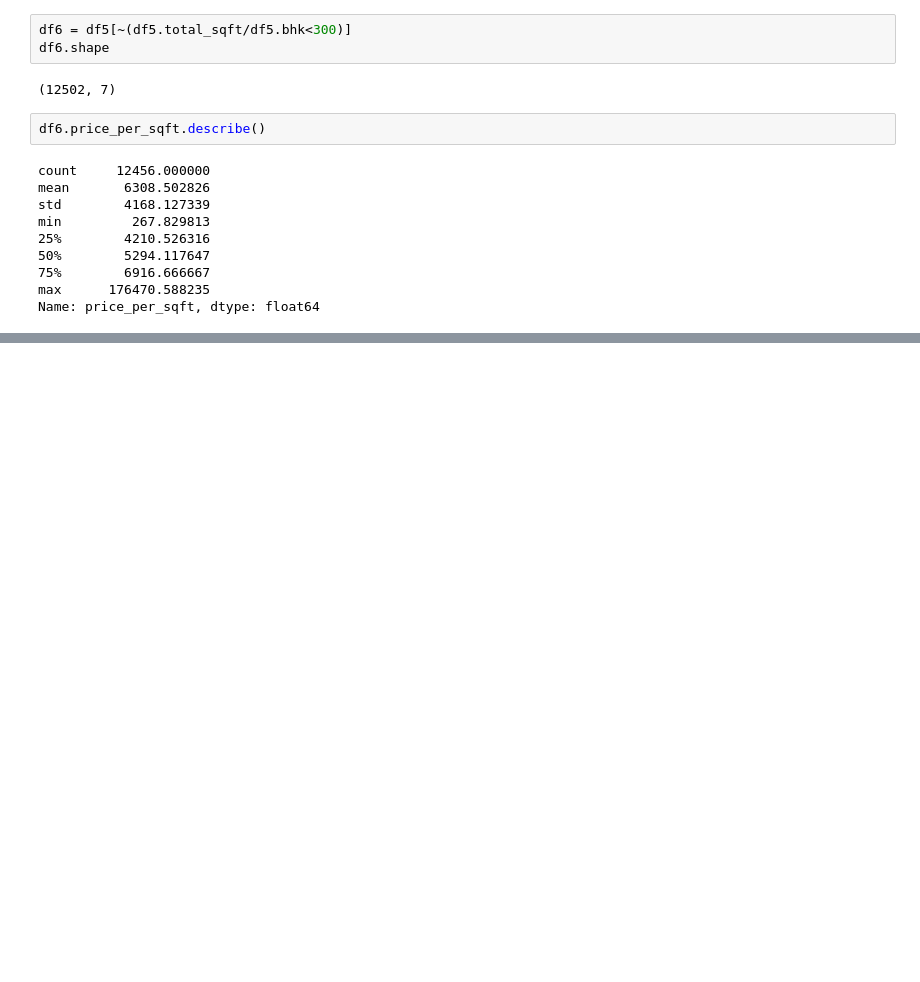
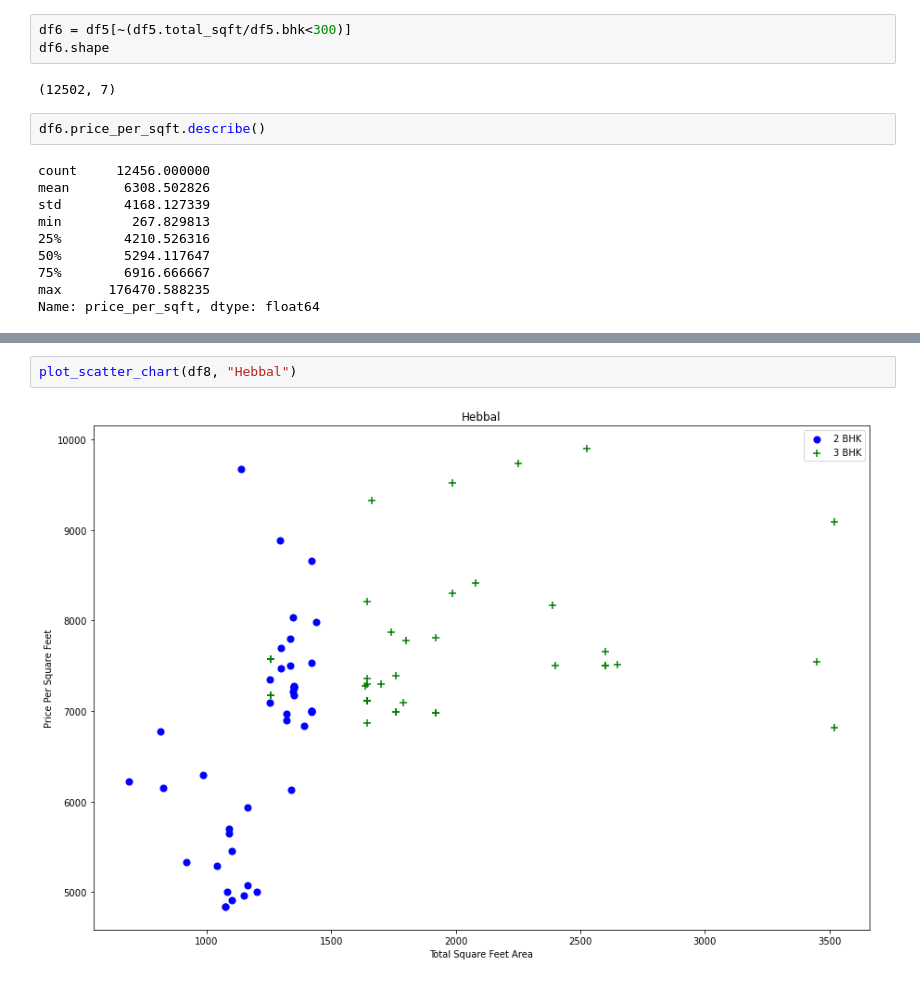
Before and after one commit to GoJo-Rika/Housing-Price-Prediction, a Jupyter notebook: Real Estate Price Prediction.ipynb, the cells around one changed output, grey strips where cells are left out. Drawn from its saved outputs; the diff is of its cells as text; blank space fills up the shorter version.

```diff
--- a/Real Estate Price Prediction.ipynb
+++ b/Real Estate Price Prediction.ipynb
@@ -289,0 +344,4 @@ Name: price_per_sqft, dtype: float64
+# %%
+plot_scatter_chart(df8, "Hebbal")
+# %% [output]
+[figure, added]
```
Also changed, not shown: parts of 12 cells of this notebook.
